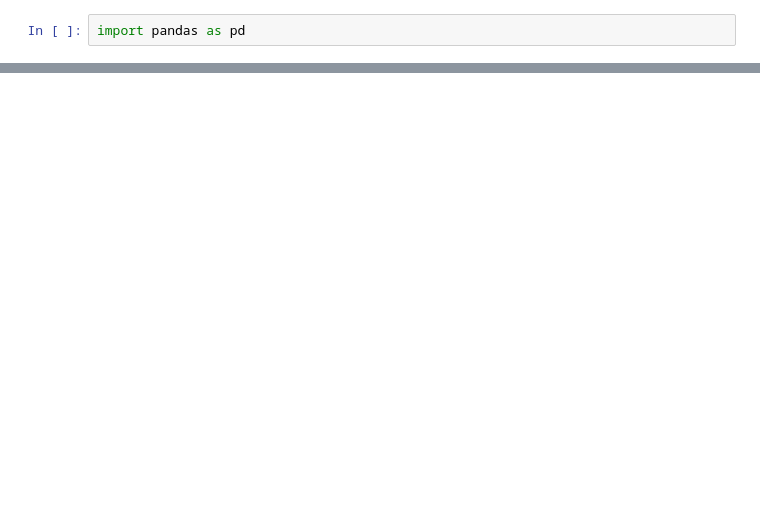
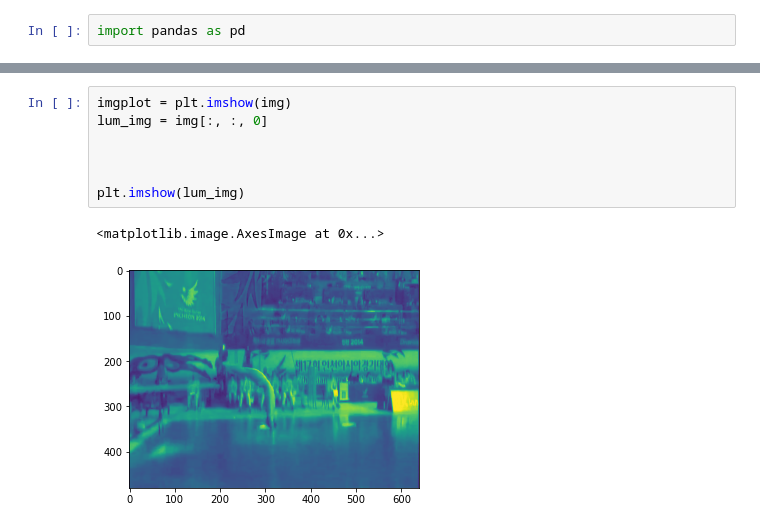
Before and after one commit to proohit/deep-learning-team6, a Jupyter notebook: 1b/Data Exploration.ipynb, the cells around one changed output, grey strips where cells are left out. Cells and saved outputs as stored; diff of their text form; blank space fills up the shorter version.

```diff
--- a/1b/Data Exploration.ipynb
+++ b/1b/Data Exploration.ipynb
@@ -73,0 +81,10 @@ import matplotlib.pyplot as plt
+# %%
+imgplot = plt.imshow(img)
+lum_img = img[:, :, 0]
+
+
+
+plt.imshow(lum_img)
+# %% [output]
+<matplotlib.image.AxesImage at 0x...>
+[figure, added]
```
Also changed, not shown: parts of 7 cells of this notebook.
